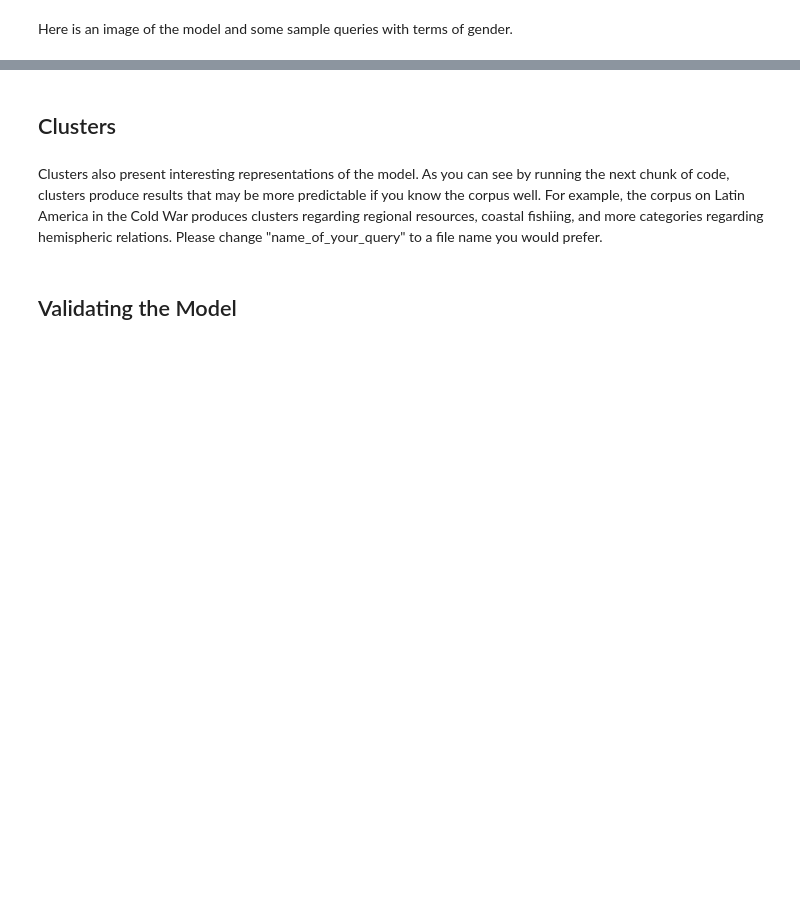
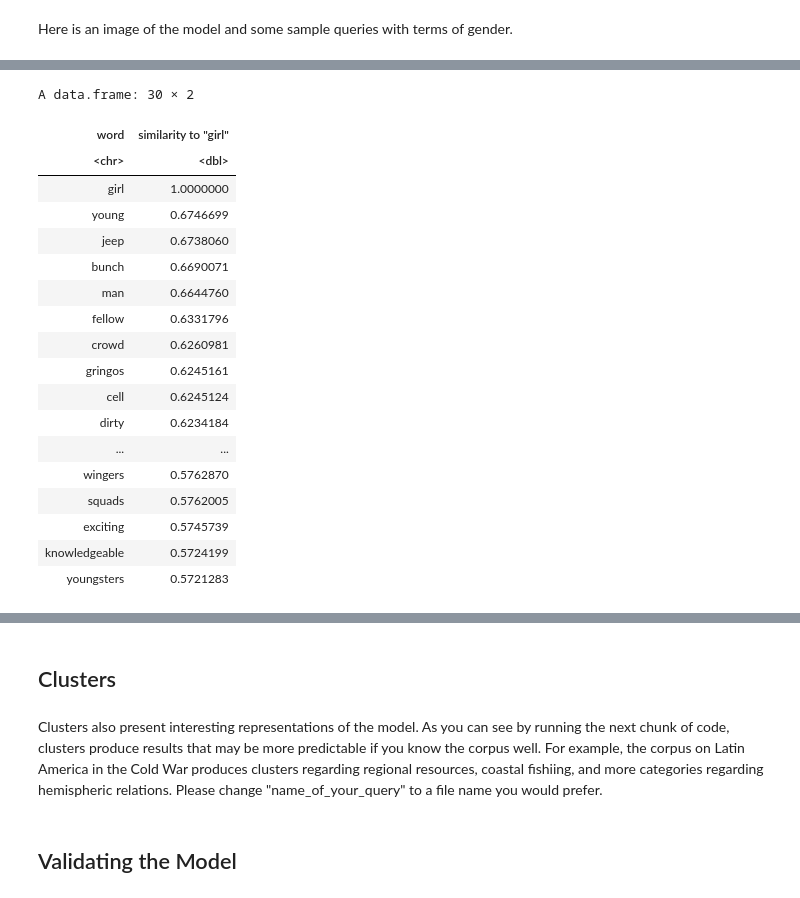
Before and after one commit to ccloutier312/CloutierDHProject, a Jupyter notebook: Code_and_Data_Cleaning/Code_and_Data_Cleaning.ipynb, the cells around one changed output, grey strips where cells are left out. Cells and saved outputs as stored; diff of their text form; code cells hidden in the pictures; blank space fills up the shorter version.

```diff
--- a/Code_and_Data_Cleaning/Code_and_Data_Cleaning.ipynb
+++ b/Code_and_Data_Cleaning/Code_and_Data_Cleaning.ipynb
@@ -153,3 +196,23 @@ w2vModel %>% plot(perplexity=10)
 # %%
-w2vModel %>% closest_to("girl", 30) %>% View()
+w2vModel %>% closest_to("girl", 30)
+# %% [output]
+A data.frame: 30 × 2
+| word | similarity to "girl" |
+| <chr> | <dbl> |
+| girl | 1.0000000 |
+| young | 0.6746699 |
+| jeep | 0.6738060 |
+| bunch | 0.6690071 |
+| man | 0.6644760 |
+| fellow | 0.6331796 |
+| crowd | 0.6260981 |
+| gringos | 0.6245161 |
+| cell | 0.6245124 |
+| dirty | 0.6234184 |
+| ... | ... |
+| wingers | 0.5762870 |
+| squads | 0.5762005 |
+| exciting | 0.5745739 |
+| knowledgeable | 0.5724199 |
+| youngsters | 0.5721283 |
 # %%
```
Also changed, not shown: parts of 7 cells of this notebook, 3 other files.
